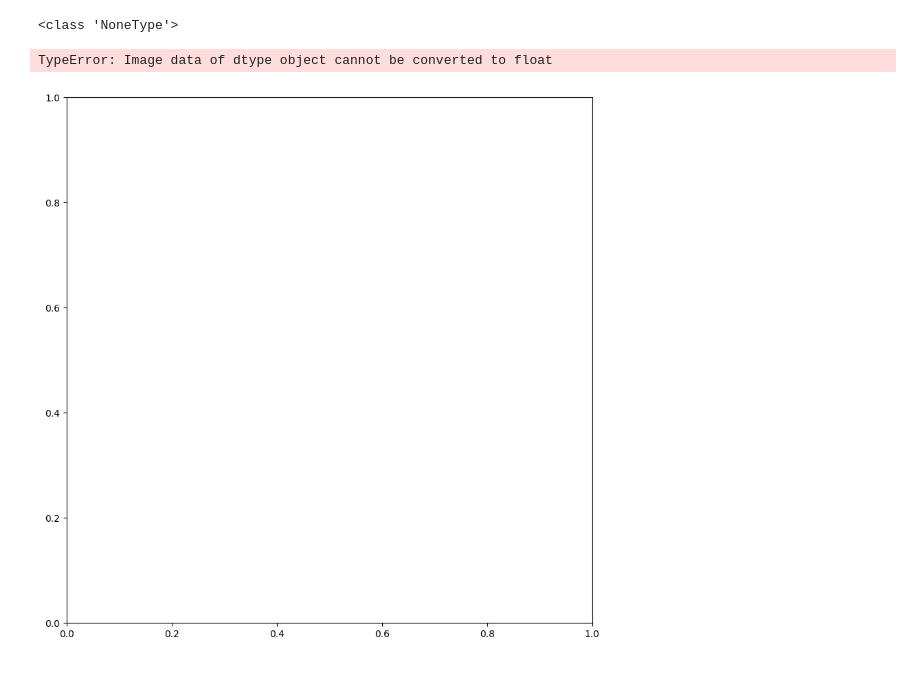
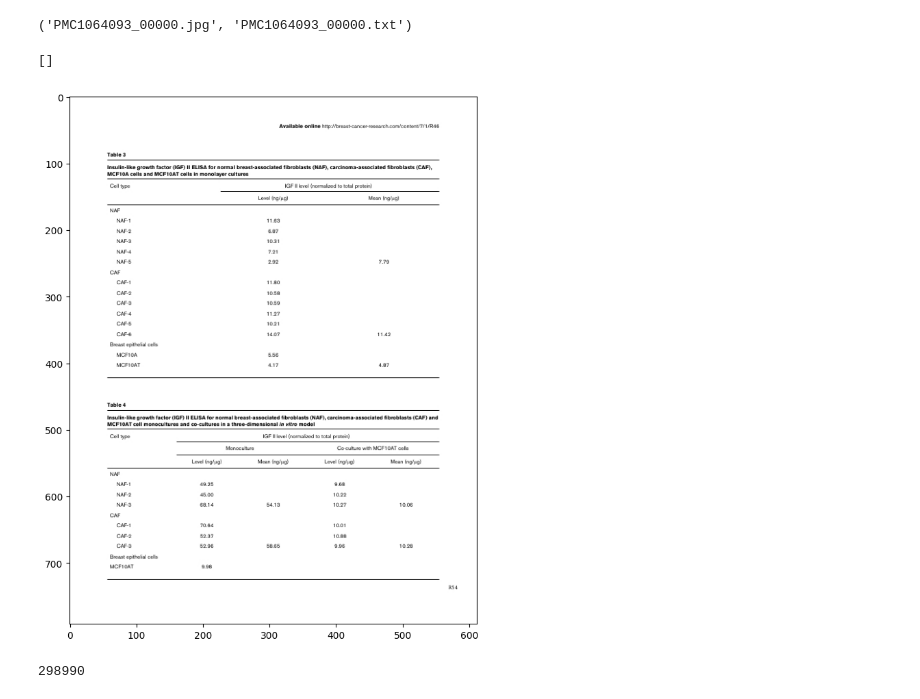
Before and after one commit to ilyii/document_parsing, a Jupyter notebook: src/dla/dataset/publaynet.ipynb, the cells around one changed output. Saved outputs shown, nothing was run; the diff lists cells and outputs as text; code cells hidden in the pictures.

```diff
--- a/src/dla/dataset/publaynet.ipynb
+++ b/src/dla/dataset/publaynet.ipynb
@@ -72,18 +72,49 @@ seed = 4895
 root = r"X:\doc_layout_analysis\publaynet\train-0"
 images_dir = os.path.join(root, "images")
 labels_dir = os.path.join(root, "labels")
+# %%
+def find_image_label_pairs(images_dir, labels_dir):
+    images = os.listdir(images_dir)
+    labels = os.listdir(labels_dir)
+    pairs = []
+    for img in images:
+        label = Path(img).stem + '.txt'
+        if label in labels:
+            pairs.append((img, label))
+    return pairs
+
+pairs = find_image_label_pairs(images_dir, labels_dir)
+print(pairs[0])
+# %% [output]
+('PMC1064093_00000.jpg', 'PMC1064093_00000.txt')
 # %%
-seed = 598
-label = os.path.join(labels_dir, os.listdir(labels_dir)[seed])
+seed = 1
+label = os.path.join(labels_dir, pairs[seed][1])
 img = os.path.join(images_dir, Path(label).stem + '.jpg')
-# img = os.path.join(images_dir, os.listdir(images_dir)[seed])
-# label = os.path.join(labels_dir, Path(img).stem + '.txt')
+ann = read_annotations(label)
+print(ann)
 img = visualize(img, read_annotations(label))
 
 plt.figure(figsize=(10, 10))
 plt.imshow(img)
 plt.show()
 # %% [output]
-<class 'NoneType'>
+[]
-TypeError: Image data of dtype object cannot be converted to float
-[figure, old version]
+[figure, new version]
+# %%
+import os
+from pathlib import Path
+ROOT = r"X:\doc_layout_analysis\publaynet\train-0"
+images_dir = os.path.join(ROOT, "images")
+labels_dir = os.path.join(ROOT, "labels")
+
+# Only keep those label files that have corresponding images
+label_files = os.listdir(labels_dir)
+image_files = os.listdir(images_dir)
+unneeded_label_files = [label_file for label_file in label_files if Path(label_file).stem + '.jpg' not in image_files]
+# Remove the unneeded label files
+print(len(unneeded_label_files))
+for unneeded_label_file in unneeded_label_files:
+    os.remove(os.path.join(labels_dir, unneeded_label_file))
+# %% [output]
+298990
```
Also changed, not shown: parts of 1 cell of this notebook, 4 other files.
